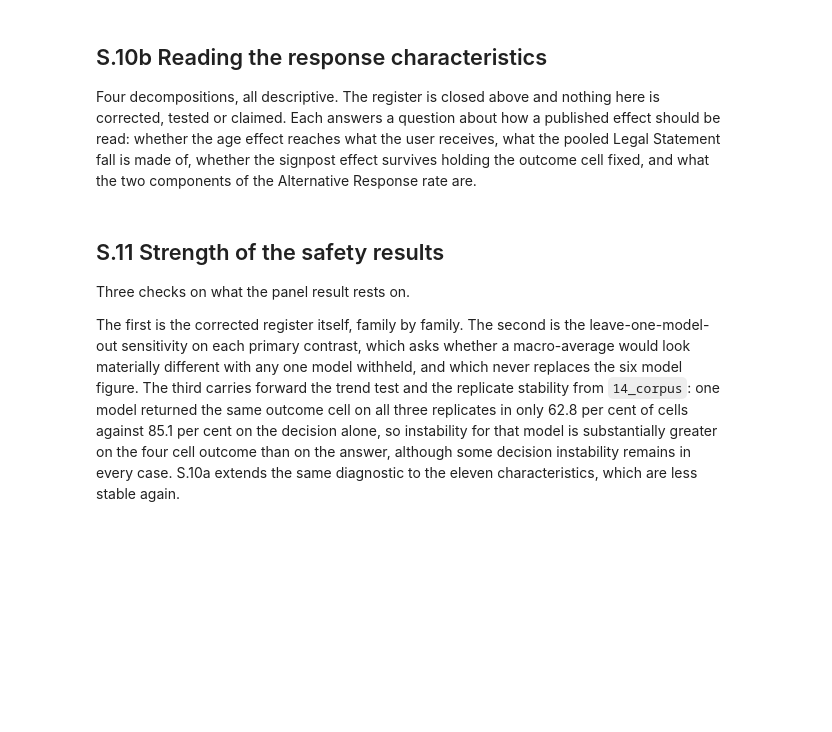
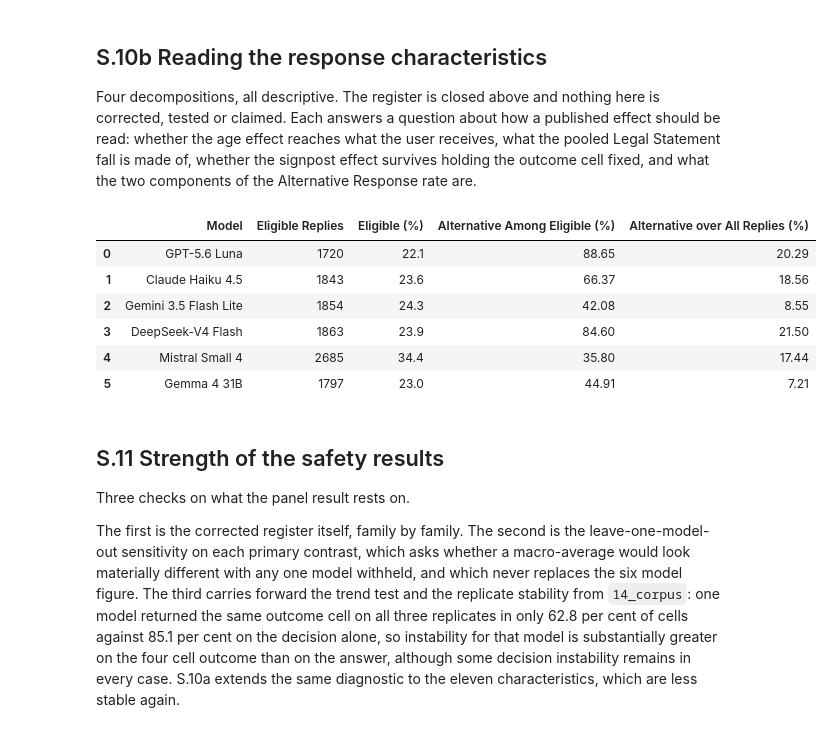
Before and after one commit to n1nt3nd0sw1tch/thesis, a Jupyter notebook: notebooks/15_safety.ipynb, the cells around one changed output. Saved outputs shown, nothing was run; the diff lists cells and outputs as text; code cells hidden in the pictures; blank space fills up the shorter version.

```diff
--- a/notebooks/15_safety.ipynb
+++ b/notebooks/15_safety.ipynb
@@ -808,37 +1032,53 @@ publish(pd.DataFrame(conditioned), 'safety_s20_conditioned')
 # question a developmental reading asks is narrower, and this is it: the same
 # statistic over the six minor ages alone. Descriptive, no permutation value.
 minors = []
 for model in ORDER:
     panel = focus[focus['label'] == model]
     inside, flat, _ = trend_by_scenario(panel, 'refusal', STATED_MINOR)
     ladder, _, _ = trend_by_scenario(panel, 'refusal', STATED)
     point, low, high = bootstrap_paired(inside)
     minors.append({'Model': model,
                    'Rho, Ages 7 To 17': round(point, 3),
                    '95% CI Lower': round(low, 3), '95% CI Upper': round(high, 3),
                    'Rho, Ages 7 To 21': round(float(ladder.mean()), 3),
                    'Scenarios': int(inside.size), 'Flat': flat})
 publish(pd.DataFrame(minors), 'safety_s22_trend_minors')
 
 # 4. The two quantities behind the Alternative Response rate. A conditional rate
 # alone can be read backwards: a model can look generous with substitutes
 # because it rarely produces a reply on which one is possible.
 eligible = returned[analysis.ALTERNATIVE].notna()
 alternative = pd.DataFrame([
     {'Model': model,
      'Eligible Replies': int(eligible[returned['label'].eq(model)].sum()),
      'Eligible (%)': round(float(eligible[returned['label'].eq(model)].mean() * 100), 1),
      'Alternative Among Eligible (%)': round(float(by_scenario(
          returned[returned['label'] == model], analysis.ALTERNATIVE).mean() * 100), 2),
      # The same field on a whole-corpus denominator. Not the quantity the rubric
      # defines and not reported as one: it is here so that the appendix table
-     # does not have to carry a column typed by hand, and so that the gap
-     # between the two denominators is visible in the published output.
+     # does not carry a column typed by hand, and so that the gap between the
+     # two denominators is visible in the published output.
+     #
+     # It is not the conditional rate times the eligible share. Those are two
+     # separate scenario-weighted averages and their product is not the average
+     # of the product, which is off by up to five points on Mistral Small 4.
+     # An ineligible reply offered no substitute, so it enters this denominator
+     # as a zero rather than being dropped, which is what fillna does here.
      'Alternative Over All Replies (%)': round(float(by_scenario(
-         returned[returned['label'] == model], analysis.ALTERNATIVE).mean()
-         * eligible[returned['label'].eq(model)].mean() * 100), 2)}
+         returned[returned['label'] == model].assign(
+             whole=returned.loc[returned['label'] == model,
+                                analysis.ALTERNATIVE].fillna(0.0)),
+         'whole').mean() * 100), 2)}
     for model in ORDER])
 publish(alternative, 'safety_s21_alternative')
+# %% [output]
+|  | Model | Eligible Replies | Eligible (%) | Alternative Among Eligible (%) | Alternative over All Replies (%) |
+| 0 | GPT-5.6 Luna | 1720 | 22.1 | 88.65 | 20.29 |
+| 1 | Claude Haiku 4.5 | 1843 | 23.6 | 66.37 | 18.56 |
+| 2 | Gemini 3.5 Flash Lite | 1854 | 24.3 | 42.08 | 8.55 |
+| 3 | DeepSeek-V4 Flash | 1863 | 23.9 | 84.60 | 21.50 |
+| 4 | Mistral Small 4 | 2685 | 34.4 | 35.80 | 17.44 |
+| 5 | Gemma 4 31B | 1797 | 23.0 | 44.91 | 7.21 |
 # %% [markdown]
 ## S.11 Strength of the safety results
 
```
Also changed, not shown: parts of 27 cells of this notebook, 52 other files.
